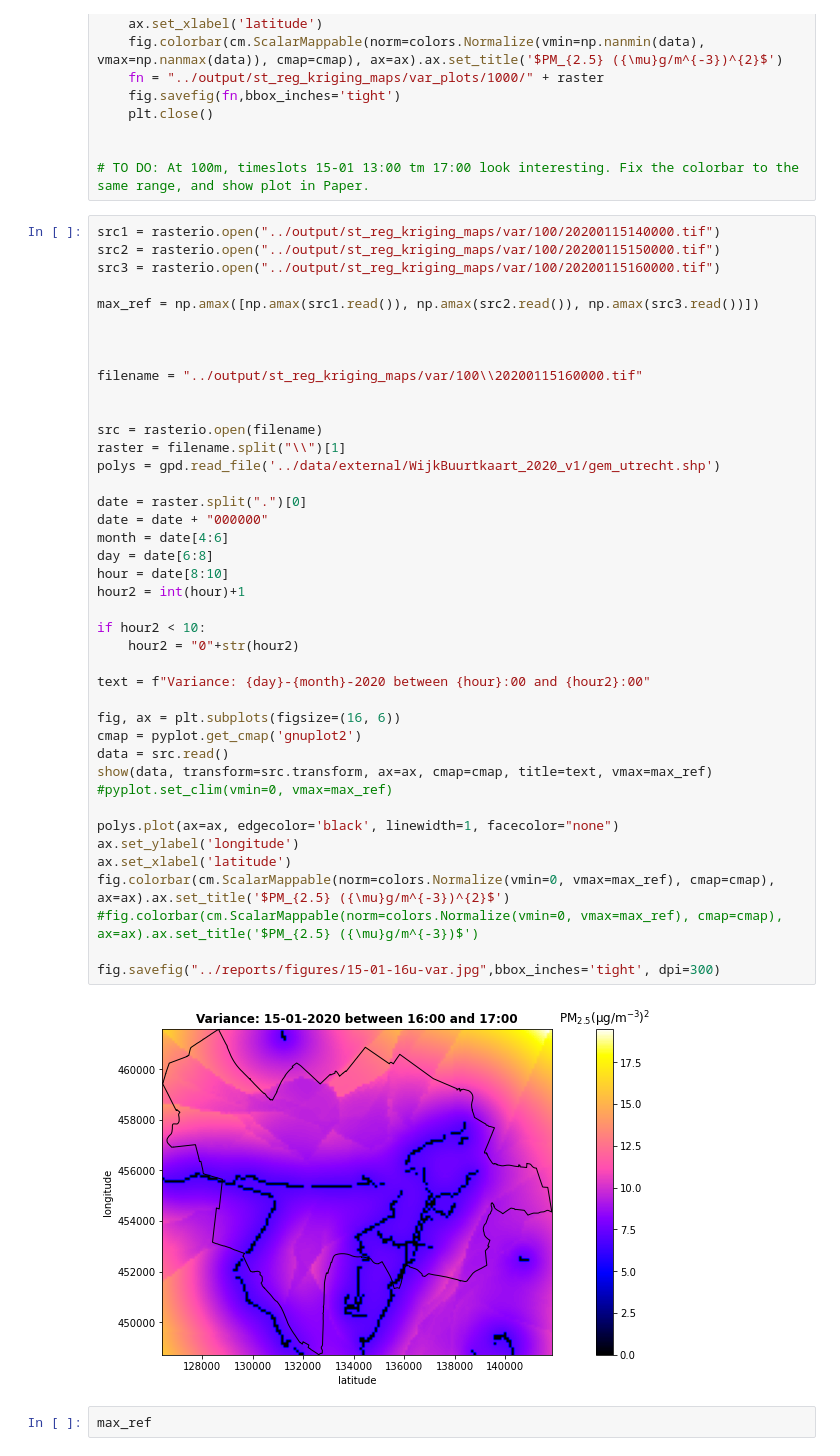
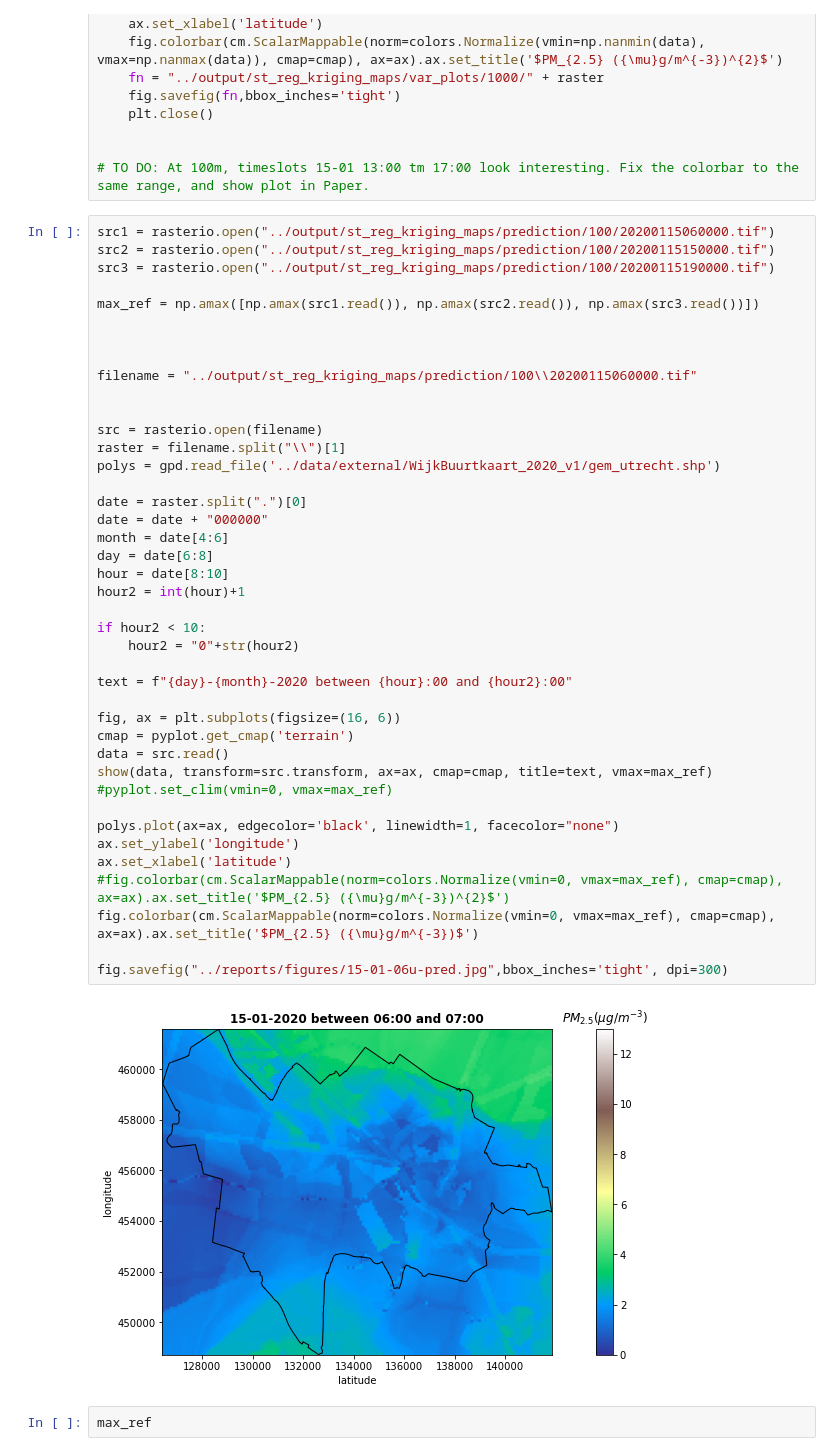
Before and after one commit to ystouthart/ADS-Snuffelfiets-Thesis, a Jupyter notebook: notebooks/1.0-raster-plots.ipynb, the cells around one changed output. Saved outputs shown, nothing was run; the diff lists cells and outputs as text.

```diff
--- a/notebooks/1.0-raster-plots.ipynb
+++ b/notebooks/1.0-raster-plots.ipynb
@@ -187,48 +187,48 @@ for filename in tqdm(all_files):
 
 # TO DO: At 100m, timeslots 15-01 13:00 tm 17:00 look interesting. Fix the colorbar to the same range, and show plot in Paper.
 # %%
-src1 = rasterio.open("../output/st_reg_kriging_maps/var/100/20200115140000.tif")
-src2 = rasterio.open("../output/st_reg_kriging_maps/var/100/20200115150000.tif")
-src3 = rasterio.open("../output/st_reg_kriging_maps/var/100/20200115160000.tif")
+src1 = rasterio.open("../output/st_reg_kriging_maps/prediction/100/20200115060000.tif")
+src2 = rasterio.open("../output/st_reg_kriging_maps/prediction/100/20200115150000.tif")
+src3 = rasterio.open("../output/st_reg_kriging_maps/prediction/100/20200115190000.tif")
 
 max_ref = np.amax([np.amax(src1.read()), np.amax(src2.read()), np.amax(src3.read())])
 
 
 
-filename = "../output/st_reg_kriging_maps/var/100\\20200115160000.tif"
+filename = "../output/st_reg_kriging_maps/prediction/100\\20200115060000.tif"
 
 
 src = rasterio.open(filename)
 raster = filename.split("\\")[1]
 polys = gpd.read_file('../data/external/WijkBuurtkaart_2020_v1/gem_utrecht.shp')
 
 date = raster.split(".")[0]
 date = date + "000000"
 month = date[4:6]
 day = date[6:8]
 hour = date[8:10]
 hour2 = int(hour)+1
 
 if hour2 < 10:
     hour2 = "0"+str(hour2)
 
-text = f"Variance: {day}-{month}-2020 between {hour}:00 and {hour2}:00"
+text = f"{day}-{month}-2020 between {hour}:00 and {hour2}:00"
 
 fig, ax = plt.subplots(figsize=(16, 6))
-cmap = pyplot.get_cmap('gnuplot2')
+cmap = pyplot.get_cmap('terrain')
 data = src.read()
 show(data, transform=src.transform, ax=ax, cmap=cmap, title=text, vmax=max_ref)
 #pyplot.set_clim(vmin=0, vmax=max_ref)
 
 polys.plot(ax=ax, edgecolor='black', linewidth=1, facecolor="none")
 ax.set_ylabel('longitude')
 ax.set_xlabel('latitude')
-fig.colorbar(cm.ScalarMappable(norm=colors.Normalize(vmin=0, vmax=max_ref), cmap=cmap), ax=ax).ax.set_title('$PM_{2.5} ({\mu}g/m^{-3})^{2}$')
-#fig.colorbar(cm.ScalarMappable(norm=colors.Normalize(vmin=0, vmax=max_ref), cmap=cmap), ax=ax).ax.set_title('$PM_{2.5} ({\mu}g/m^{-3})$')
+#fig.colorbar(cm.ScalarMappable(norm=colors.Normalize(vmin=0, vmax=max_ref), cmap=cmap), ax=ax).ax.set_title('$PM_{2.5} ({\mu}g/m^{-3})^{2}$')
+fig.colorbar(cm.ScalarMappable(norm=colors.Normalize(vmin=0, vmax=max_ref), cmap=cmap), ax=ax).ax.set_title('$PM_{2.5} ({\mu}g/m^{-3})$')
 
-fig.savefig("../reports/figures/15-01-16u-var.jpg",bbox_inches='tight', dpi=300)
+fig.savefig("../reports/figures/15-01-06u-pred.jpg",bbox_inches='tight', dpi=300)
 # %% [output]
-[figure, old version]
+[figure, new version]
 # %%
 max_ref
 # %% [output]
```
Also changed, not shown: parts of 2 cells of this notebook, 20 other files.
